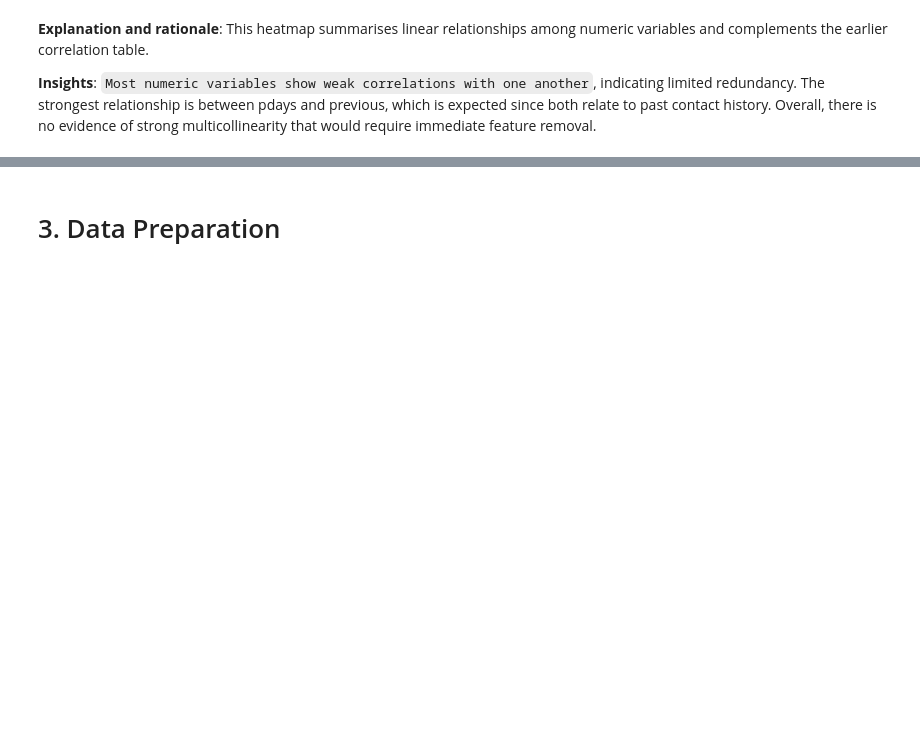
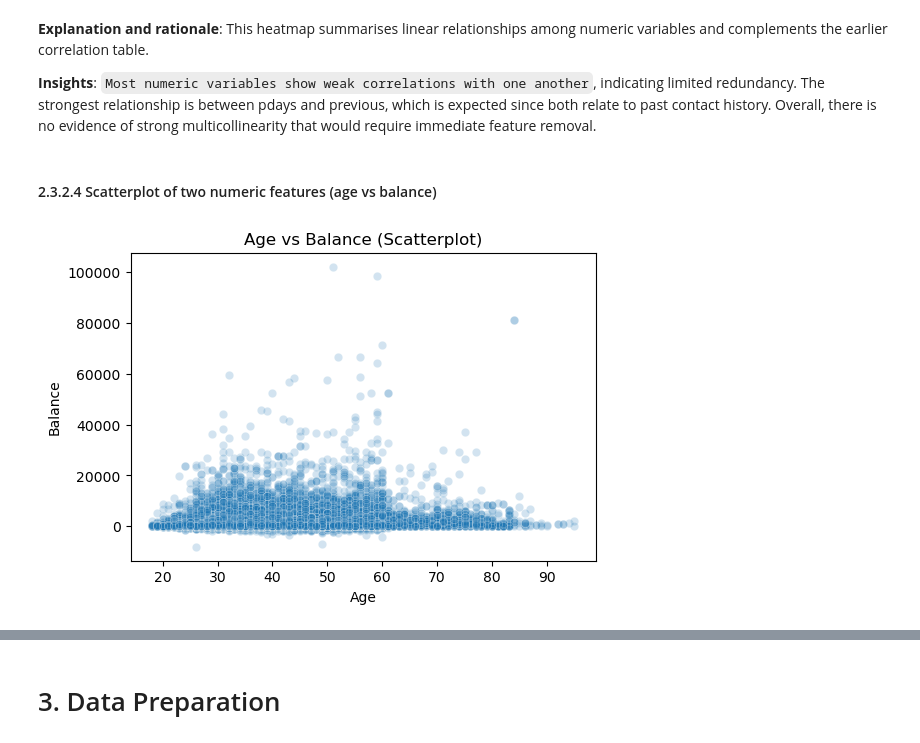
Before and after one commit to 2401496A/bank-marketing-data-analysis-project, a Jupyter notebook: MLDP Program Codes Submission Template.ipynb, the cells around one changed output, grey strips where cells are left out. Saved outputs shown, nothing was run; the diff lists cells and outputs as text; code cells hidden in the pictures; blank space fills up the shorter version.

```diff
--- a/MLDP Program Codes Submission Template.ipynb
+++ b/MLDP Program Codes Submission Template.ipynb
@@ -502,3 +502,18 @@ plt.show()
 **Explanation and rationale**: This heatmap summarises linear relationships among numeric variables and complements the earlier correlation table.
 
 **Insights**: `Most numeric variables show weak correlations with one another`, indicating limited redundancy. The strongest relationship is between pdays and previous, which is expected since both relate to past contact history. Overall, there is no evidence of strong multicollinearity that would require immediate feature removal.
+# %% [markdown]
+#### 2.3.2.4 Scatterplot of two numeric features (age vs balance)
+# %%
+# Set figure size
+plt.figure(figsize=(6,4))
+# Scatterplot of 'age' vs 'balance' with alpha for transparency
+sns.scatterplot(x="age", y="balance", data=df, alpha=0.2)
+# Add title and axis labels
+plt.title("Age vs Balance (Scatterplot)")
+plt.xlabel("Age")
+plt.ylabel("Balance")
+# Display the scatterplot
+plt.show()
+# %% [output]
+[figure, added]
```
Also changed, not shown: parts of 6 cells of this notebook.
